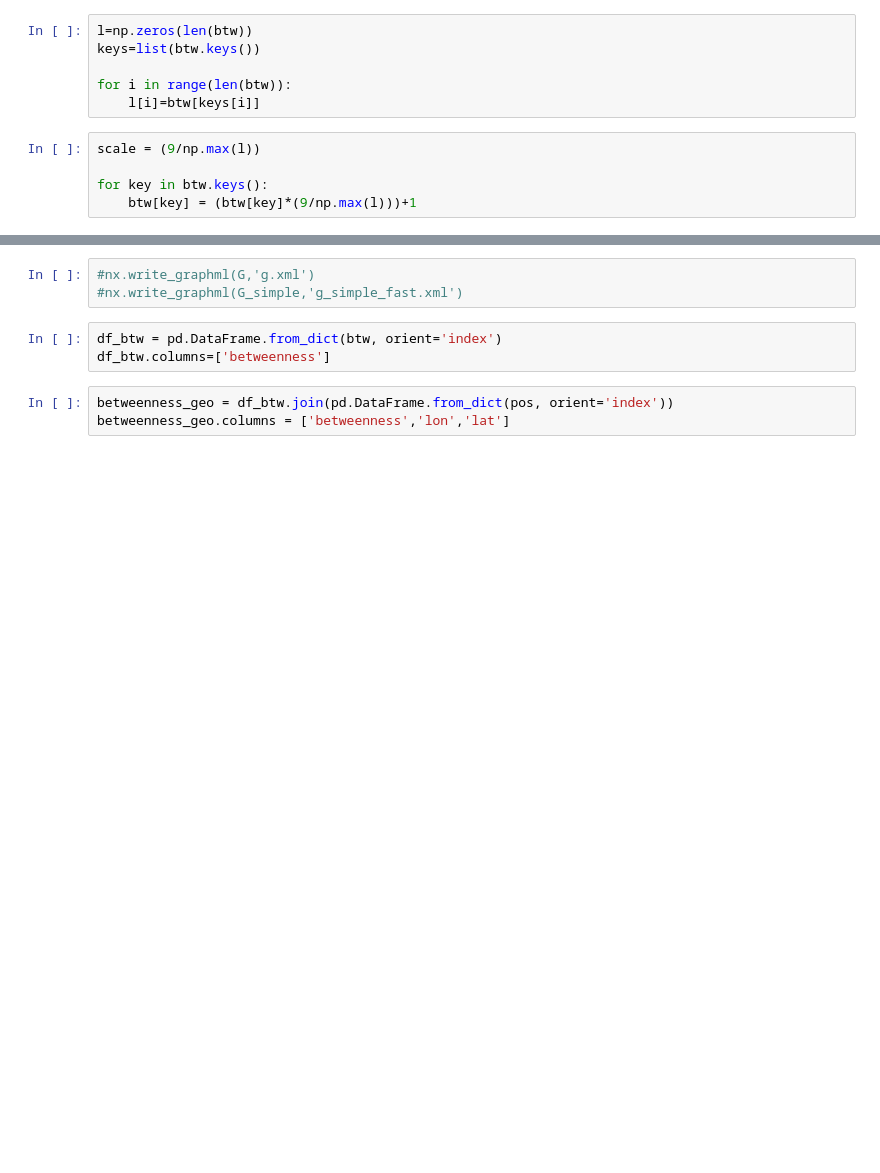
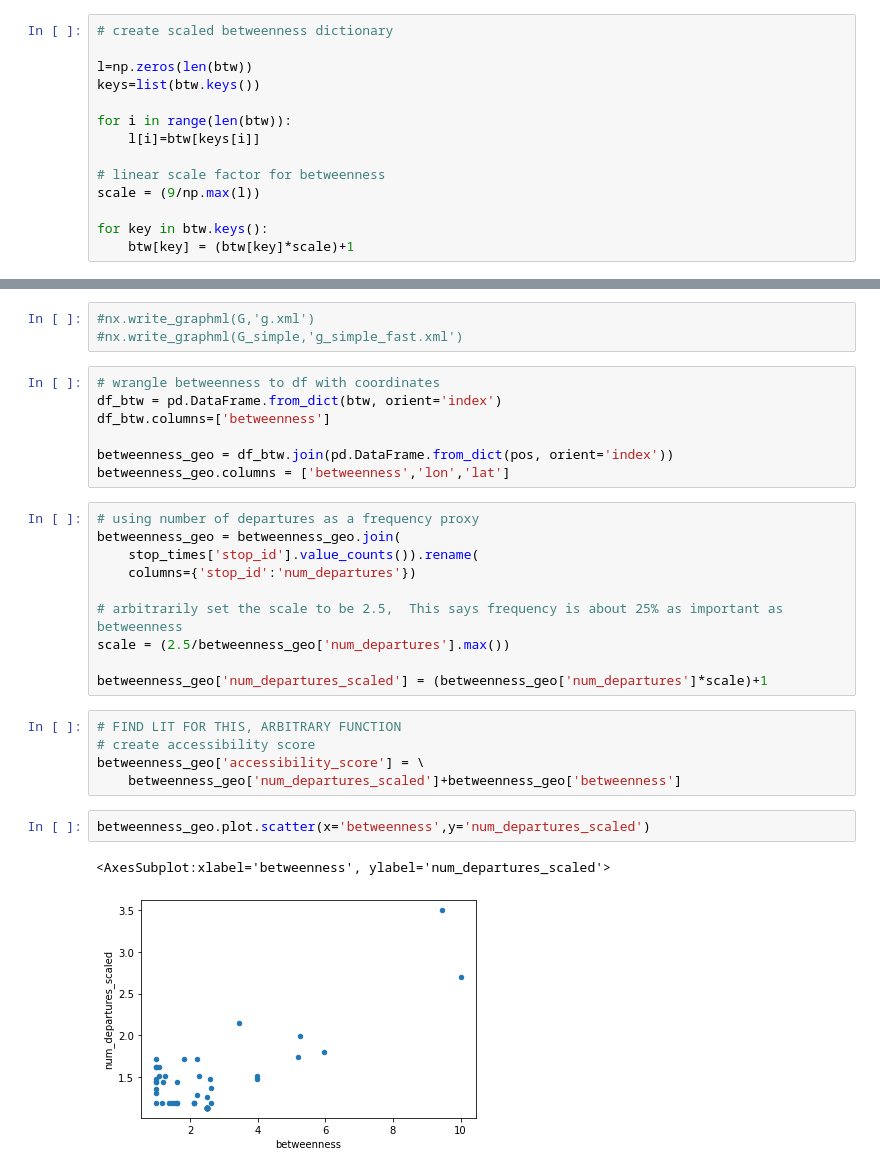
Before and after one commit to pmehler/us_transit_analysis, a Jupyter notebook: gtfs_to_networkx.ipynb, the cells around one changed output, grey strips where cells are left out. Drawn from its saved outputs; the diff is of its cells as text; blank space fills up the shorter version.

```diff
--- a/gtfs_to_networkx.ipynb
+++ b/gtfs_to_networkx.ipynb
@@ -192,24 +222,48 @@ G_simple = nx.Graph(G)
 # %%
 btw = nx.betweenness_centrality(G_simple)
 # %%
+# create scaled betweenness dictionary
+
 l=np.zeros(len(btw))
 keys=list(btw.keys())
 
 for i in range(len(btw)):
     l[i]=btw[keys[i]]
+
+# linear scale factor for betweenness
+scale = (9/np.max(l))
+
+for key in btw.keys():
+    btw[key] = (btw[key]*scale)+1
-# %%
-scale = (9/np.max(l))
-
-for key in btw.keys():
-    btw[key] = (btw[key]*(9/np.max(l)))+1
 # %%
 nx.set_node_attributes(G_simple, btw, "betweenness")
 # %%
 #nx.write_graphml(G,'g.xml')
 #nx.write_graphml(G_simple,'g_simple_fast.xml')
 # %%
+# wrangle betweenness to df with coordinates
 df_btw = pd.DataFrame.from_dict(btw, orient='index')
 df_btw.columns=['betweenness']
+
+betweenness_geo = df_btw.join(pd.DataFrame.from_dict(pos, orient='index'))
+betweenness_geo.columns = ['betweenness','lon','lat']
-# %%
-betweenness_geo = df_btw.join(pd.DataFrame.from_dict(pos, orient='index'))
-betweenness_geo.columns = ['betweenness','lon','lat']
+# %%
+# using number of departures as a frequency proxy
+betweenness_geo = betweenness_geo.join(
+    stop_times['stop_id'].value_counts()).rename(
+    columns={'stop_id':'num_departures'})
+
+# arbitrarily set the scale to be 2.5,  This says frequency is about 25% as important as betweenness
+scale = (2.5/betweenness_geo['num_departures'].max())
+
+betweenness_geo['num_departures_scaled'] = (betweenness_geo['num_departures']*scale)+1
+# %%
+# FIND LIT FOR THIS, ARBITRARY FUNCTION
+# create accessibility score
+betweenness_geo['accessibility_score'] = \
+    betweenness_geo['num_departures_scaled']+betweenness_geo['betweenness']
+# %%
+betweenness_geo.plot.scatter(x='betweenness',y='num_departures_scaled')
+# %% [output]
+<AxesSubplot:xlabel='betweenness', ylabel='num_departures_scaled'>
+[figure, added]
```
Also changed, not shown: parts of 45 cells of this notebook.
